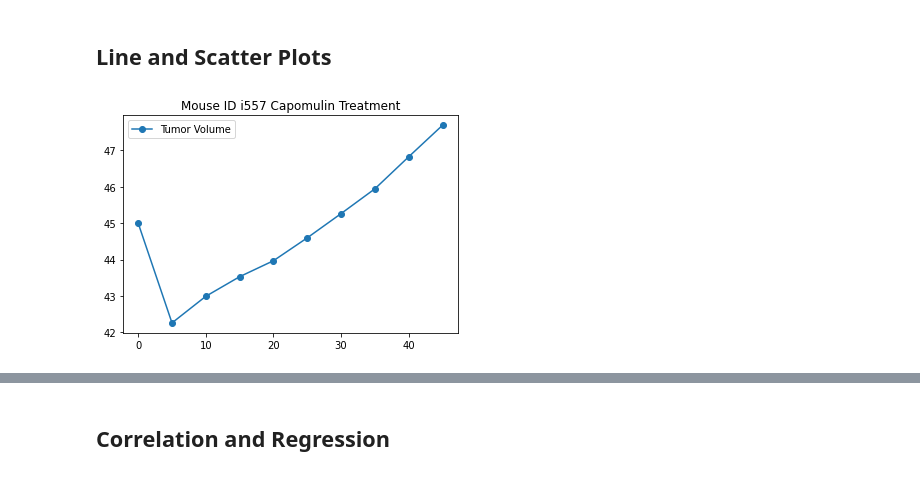
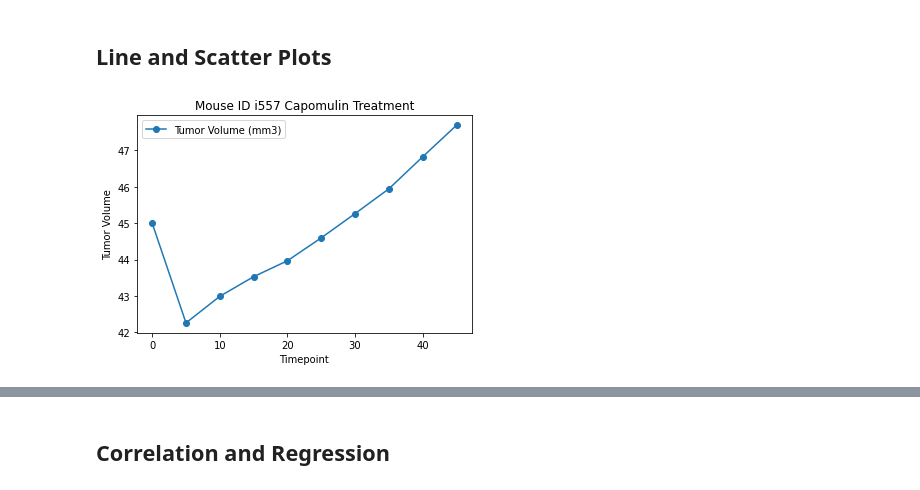
Before and after one commit to GND95/Matplotlib-Challenge, a Jupyter notebook: Pymaceuticals/Analysis.ipynb, the cells around one changed output, grey strips where cells are left out. Drawn from its saved outputs; the diff is of its cells as text; code cells hidden in the pictures.

```diff
--- a/Pymaceuticals/Analysis.ipynb
+++ b/Pymaceuticals/Analysis.ipynb
@@ -301,14 +306,16 @@ plt.show()
 ## Line and Scatter Plots
 # %%
 # Generate a line plot of tumor volume vs. time point for a mouse treated with Capomulin
-capomulin_mouse_df = combined_mouse_df[combined_mouse_df['Mouse ID'] == "i557"] #selecting a mouse to plot treatment results for
+mouse_ID_i557_df = combined_mouse_df[combined_mouse_df['Mouse ID'] == "i557"] #selecting a mouse to plot treatment results for
 
-x_axis = capomulin_mouse_df["Timepoint"]
-y_axis = capomulin_mouse_df["Tumor Volume (mm3)"]
+x_axis = mouse_ID_i557_df["Timepoint"]
+y_axis = mouse_ID_i557_df["Tumor Volume (mm3)"]
 
 plt.plot(x_axis, y_axis, marker="o", label="Tumor Volume (mm3)")
 plt.title("Mouse ID i557 Capomulin Treatment")
+plt.xlabel("Timepoint")
+plt.ylabel("Tumor Volume")
 plt.legend()
 plt.show()
 # %% [output]
-[figure, old version]
+[figure, new version]
```
Also changed, not shown: parts of 6 cells of this notebook.
